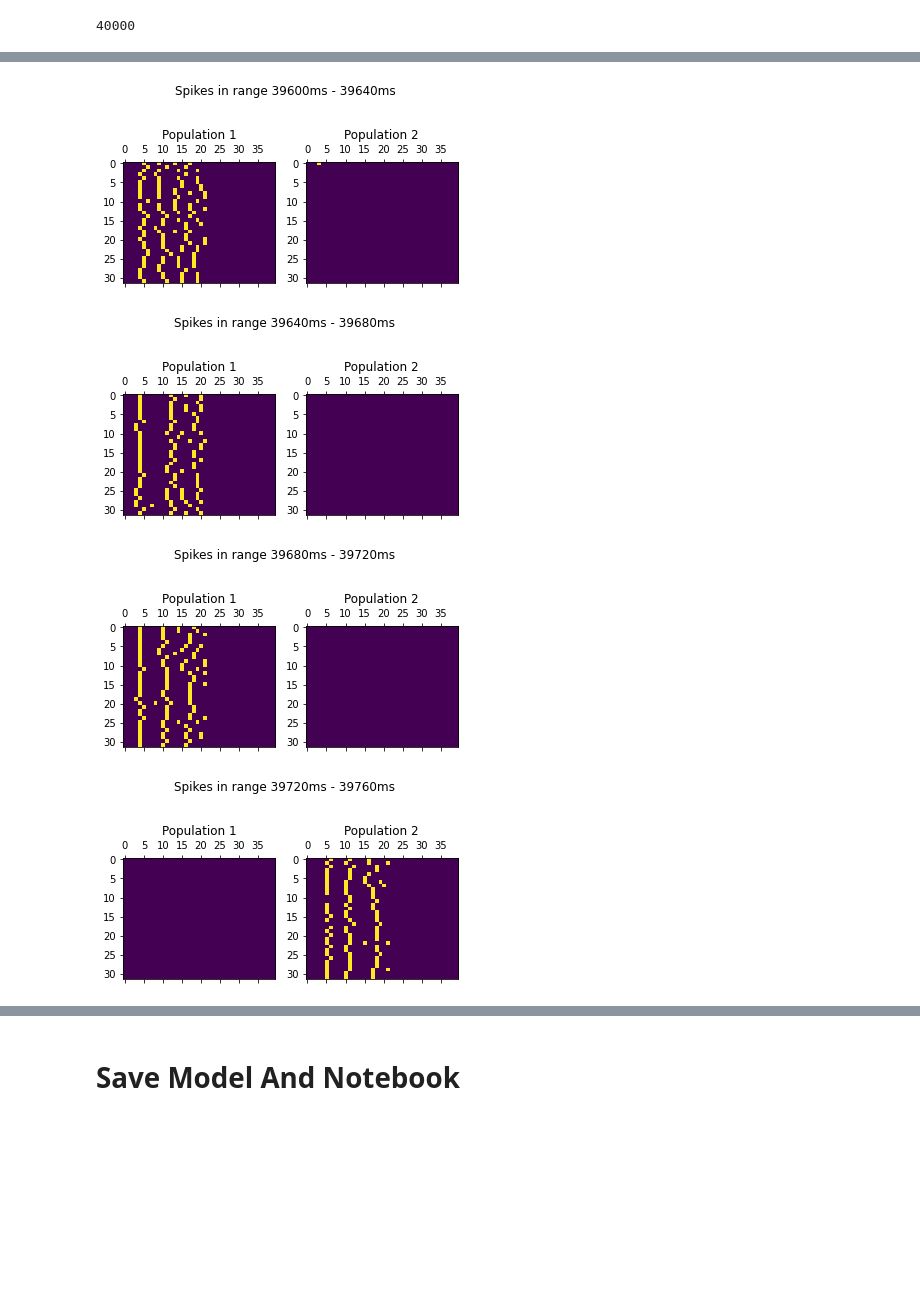
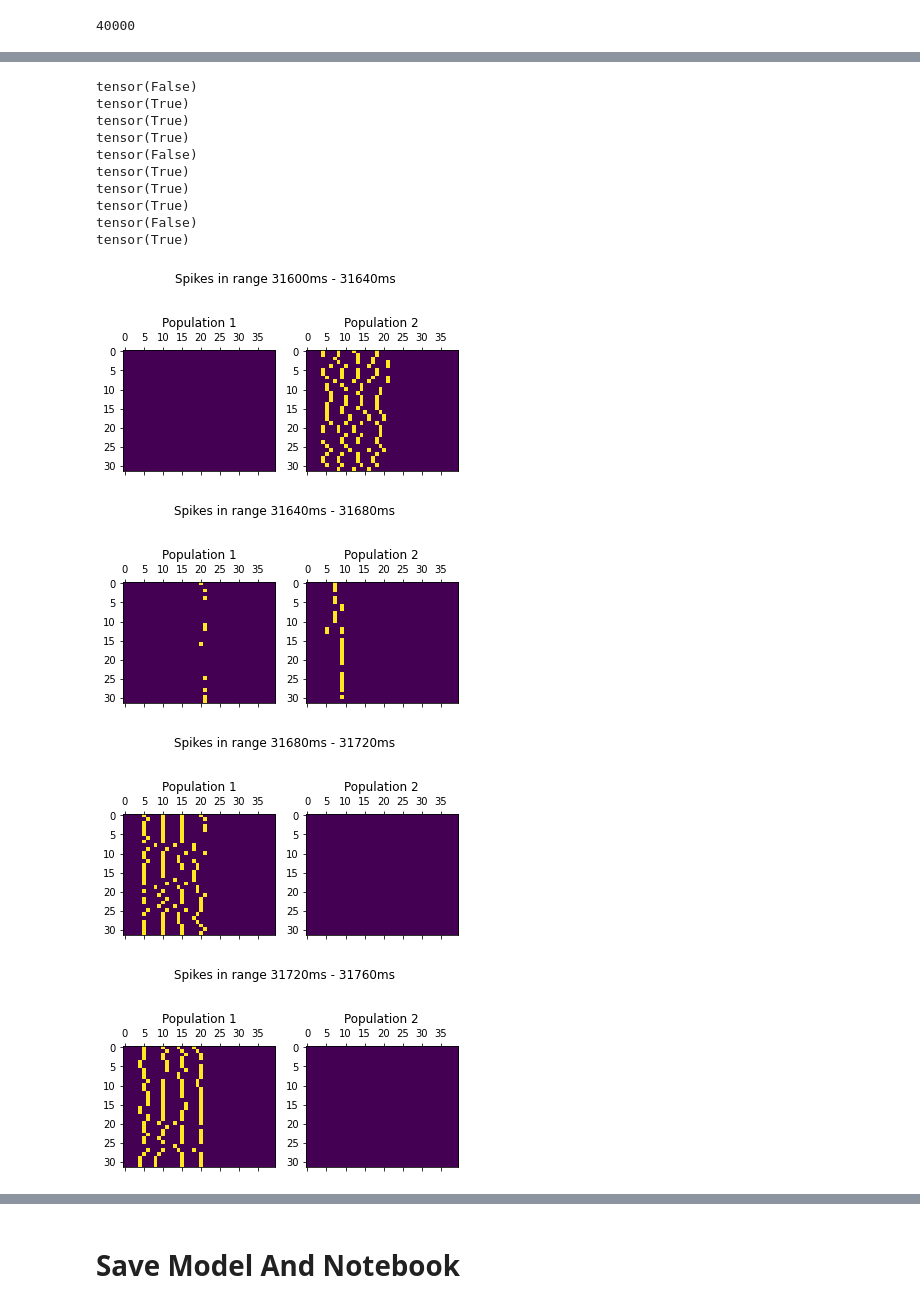
Before and after one commit to amiraslanaslani/thesis, a Jupyter notebook: c2-create-pooling.ipynb, the cells around one changed output, grey strips where cells are left out. Saved outputs shown, nothing was run; the diff lists cells and outputs as text; code cells hidden in the pictures; blank space fills up the shorter version.

```diff
--- a/c2-create-pooling.ipynb
+++ b/c2-create-pooling.ipynb
@@ -31,6 +32,7 @@ input_size = 200
 each_session = 40
 session_number = 1000
 # layer23_involve_from = 500
+backward_connection_involve_from = 800
 gap_time = 20
 
 time = session_number * each_session
@@ -115,10 +156,10 @@ connection_type = RandomConnection
 # %%
 input_pop_c1 = Input(input_size, traces=True, tc_trace=6)
 input_name = f'input_{model_name}'
-c1 = CorticalColumn(connection_args, layer_args_l23, layer_args_l4, name=model_name, monitor=LAYER_23|LAYER_4)
+c1 = CorticalColumn(connection_args, layer_args_l23, layer_args_l4, name=model_name, monitor=LAYER_23|LAYER_4, **backward_args_kw)
 input_to_c1_connection = LayerConnection((input_name, input_pop_c1), c1, connection_type, {
     'wmin': 0.,
-    'wmax': 0.8,
+    'wmax': 0.5,
     'nu': [0.02, 0.01],
 #     'update_rule': PostPre,
     'probability': 0.30,
@@ -404,5 +479,5 @@ plt.matshow(spike_train.T[:, x * each_session:x * each_session + each_session])
 # %%
-x = 999
+x = 995
 plt.matshow(spikes["L4 | 1"][:, x * each_session:x * each_session + each_session])
 plt.matshow(spikes["L4 | 2"][:, x * each_session:x * each_session + each_session])
 # %% [output]
@@ -433,16 +508,26 @@ for idx, layer in enumerate(spikes):
 # %%
-# x = 999
-for x in range(990, 999):
+# x = 499
+for x in range(backward_connection_involve_from - 10, backward_connection_involve_from):
     fig, (ax1, ax2) = plt.subplots(1, 2)
-#     print(session_class[x])
+    print(session_class[x])
 #     plt.matshow(timestep_class[x * each_session:x * each_session + each_session].unsqueeze(1).T)
     ax1.matshow(spikes["L23 | 1"][:, x * each_session:x * each_session + each_session])
     ax2.matshow(spikes["L23 | 2"][:, x * each_session:x * each_session + each_session])
     fig.suptitle(f'Spikes in range {x * each_session}ms - {x * each_session + each_session}ms')
     ax1.set_title("Population 1")
     ax2.set_title("Population 2")
 # %% [output]
+tensor(False)
+tensor(True)
+tensor(True)
+tensor(True)
+tensor(False)
+tensor(True)
+tensor(True)
+tensor(True)
+tensor(False)
+tensor(True)
-[figure, old version]
+[figure, new version]
-[figure, old version]
+[figure, new version]
-[figure, old version]
+[figure, new version]
-[figure, old version]
+[figure, new version]
```
Also changed, not shown: parts of 38 cells of this notebook, 6 other files.
